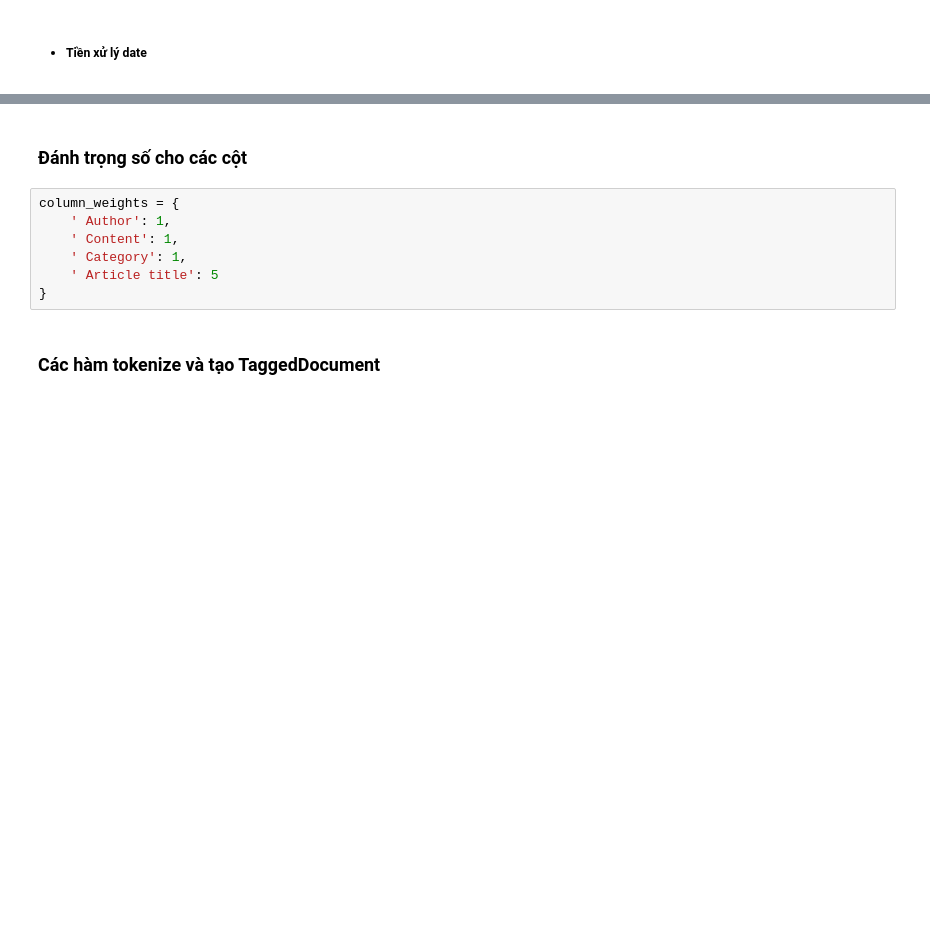
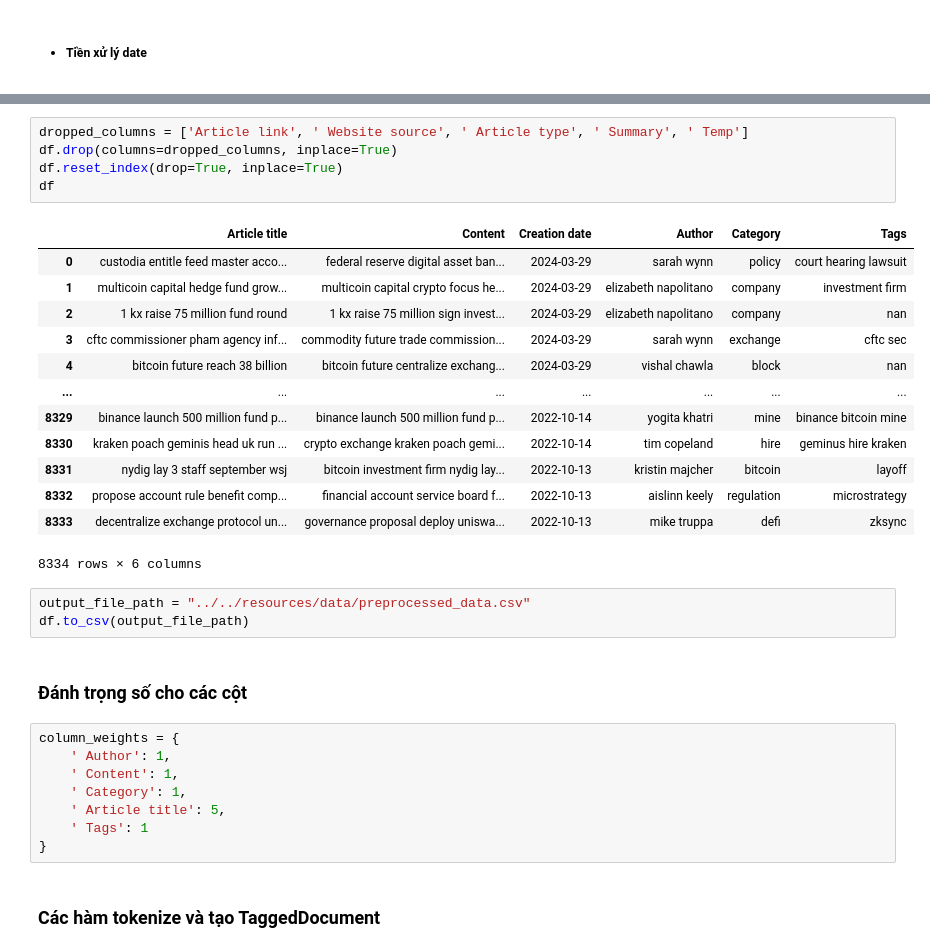
Before and after one commit to trananh-it-hust/OOP-PROJECT-G4, a Jupyter notebook: src/main/python/search_engine/doc2vec_model_train.ipynb, the cells around one changed output, grey strips where cells are left out. Drawn from its saved outputs; the diff is of its cells as text; blank space fills up the shorter version.

```diff
--- a/src/main/python/search_engine/doc2vec_model_train.ipynb
+++ b/src/main/python/search_engine/doc2vec_model_train.ipynb
@@ -107,3 +109,25 @@ df.head(10)
+# %%
+dropped_columns = ['Article link', ' Website source', ' Article type', ' Summary', ' Temp']
+df.drop(columns=dropped_columns, inplace=True)
+df.reset_index(drop=True, inplace=True)
+df
+# %% [output]
+|  | Article title | Content | Creation date | Author | Category | Tags |
+| 0 | custodia entitle feed master acco... | federal reserve digital asset ban... | 2024-03-29 | sarah wynn | policy | court hearing lawsuit |
+| 1 | multicoin capital hedge fund grow... | multicoin capital crypto focus he... | 2024-03-29 | elizabeth napolitano | company | investment firm |
+| 2 | 1 kx raise 75 million fund round | 1 kx raise 75 million sign invest... | 2024-03-29 | elizabeth napolitano | company | nan |
+| 3 | cftc commissioner pham agency inf... | commodity future trade commission... | 2024-03-29 | sarah wynn | exchange | cftc sec |
+| 4 | bitcoin future reach 38 billion | bitcoin future centralize exchang... | 2024-03-29 | vishal chawla | block | nan |
+| ... | ... | ... | ... | ... | ... | ... |
+| 8329 | binance launch 500 million fund p... | binance launch 500 million fund p... | 2022-10-14 | yogita khatri | mine | binance bitcoin mine |
+| 8330 | kraken poach geminis head uk run ... | crypto exchange kraken poach gemi... | 2022-10-14 | tim copeland | hire | geminus hire kraken |
+| 8331 | nydig lay 3 staff september wsj | bitcoin investment firm nydig lay... | 2022-10-13 | kristin majcher | bitcoin | layoff |
+| 8332 | propose account rule benefit comp... | financial account service board f... | 2022-10-13 | aislinn keely | regulation | microstrategy |
+| 8333 | decentralize exchange protocol un... | governance proposal deploy uniswa... | 2022-10-13 | mike truppa | defi | zksync |
+8334 rows × 6 columns
+# %%
+output_file_path = "../../resources/data/preprocessed_data.csv"
+df.to_csv(output_file_path)
 # %% [markdown]
 <h3>Đánh trọng số cho các cột</h3>
 # %%
@@ -111,7 +135,8 @@ column_weights = {
     ' Author': 1,
     ' Content': 1,
     ' Category': 1,
-    ' Article title': 5
+    ' Article title': 5,
+    ' Tags': 1
 }
 # %% [markdown]
 <h3>Các hàm tokenize và tạo TaggedDocument</h3>
```
Also changed, not shown: parts of 11 cells of this notebook, 7 other files.
